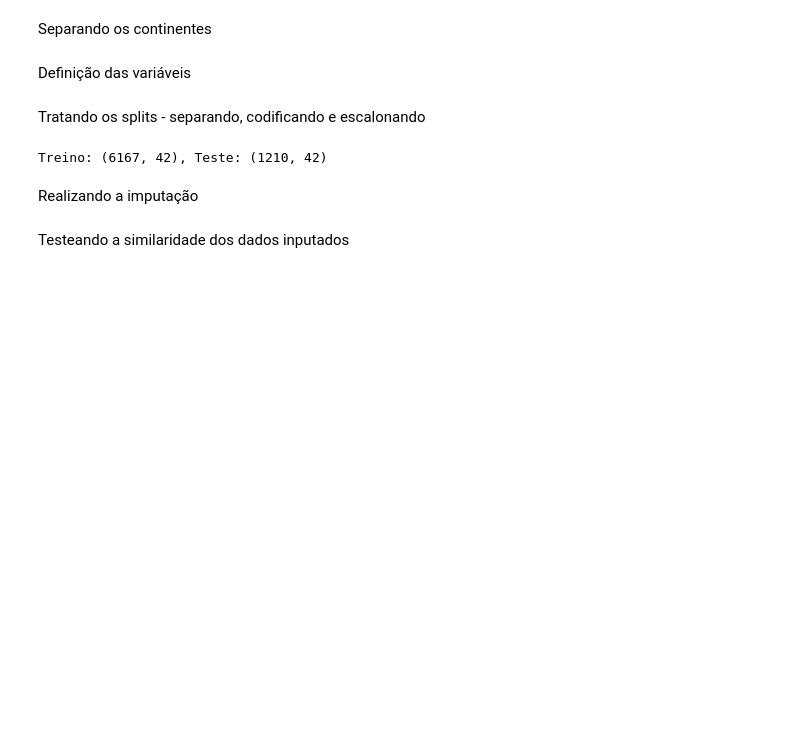
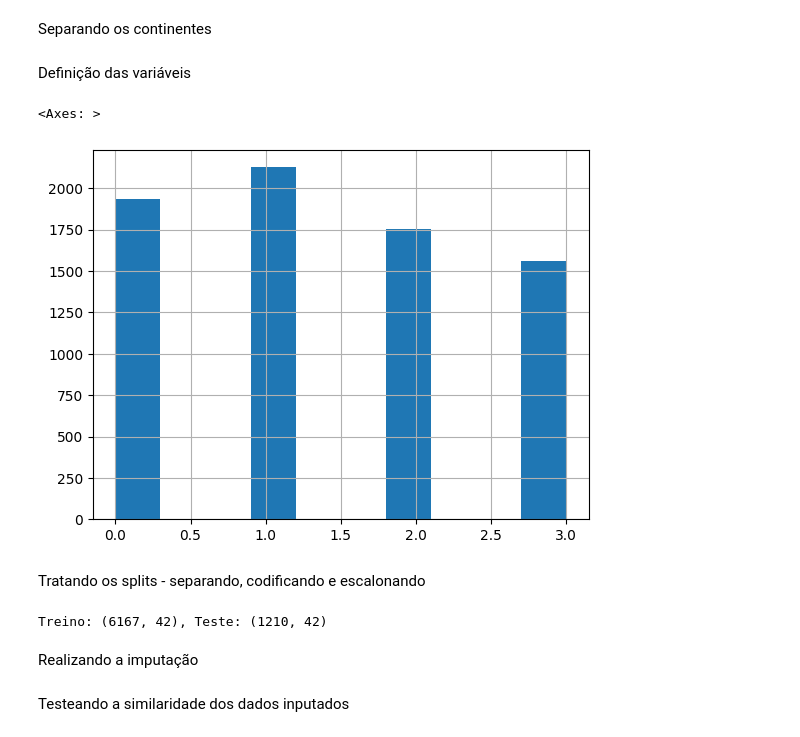
Before and after one commit to jvchama/trabalhos_LASOS, a Jupyter notebook: SA_model.ipynb, the cells around one changed output. Saved outputs shown, nothing was run; the diff lists cells and outputs as text; code cells hidden in the pictures; blank space fills up the shorter version.

```diff
--- a/SA_model.ipynb
+++ b/SA_model.ipynb
@@ -117,5 +116,10 @@ complete_data_idx = X.dropna().index.to_numpy()
 df = pd.DataFrame(data)
 df.to_excel("América do Suil_MODEL_treated.xlsx", index=False)
+# %%
+df[target_col].hist()
+# %% [output]
+<Axes: >
+[figure, added]
 # %% [markdown]
 Tratando os splits - separando, codificando e escalonando
 # %%
```
Also changed, not shown: parts of 13 cells of this notebook.
